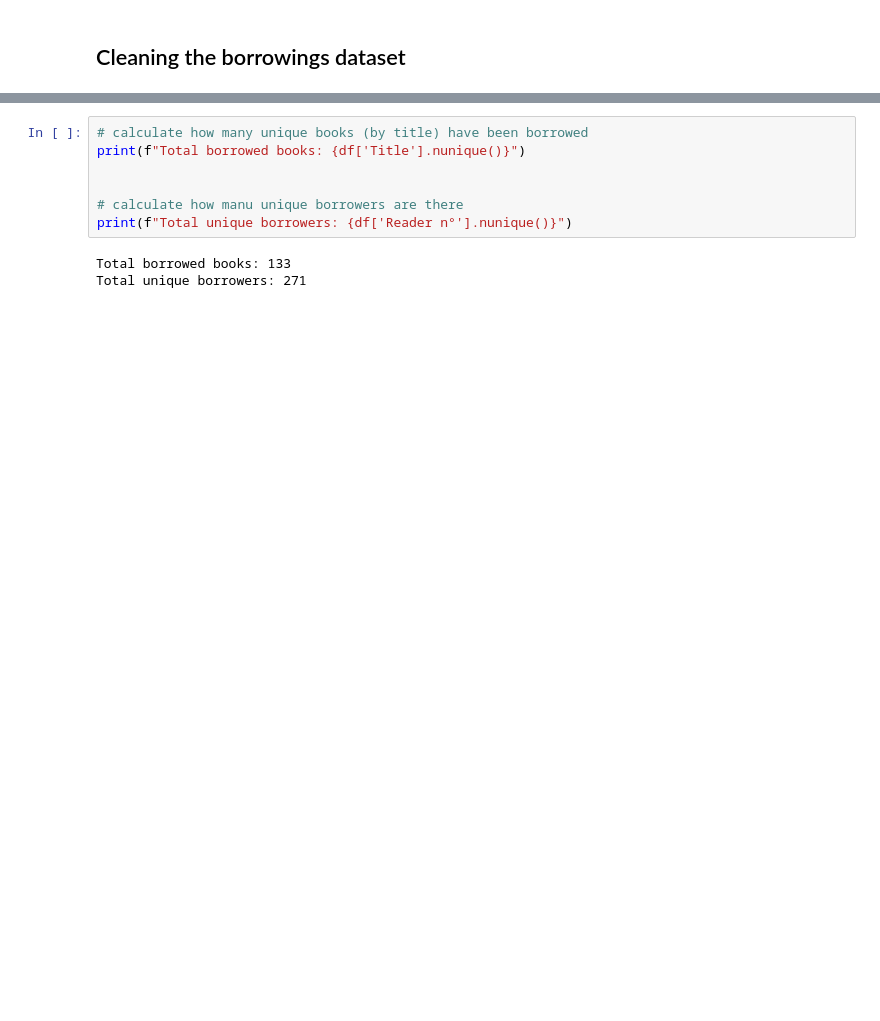
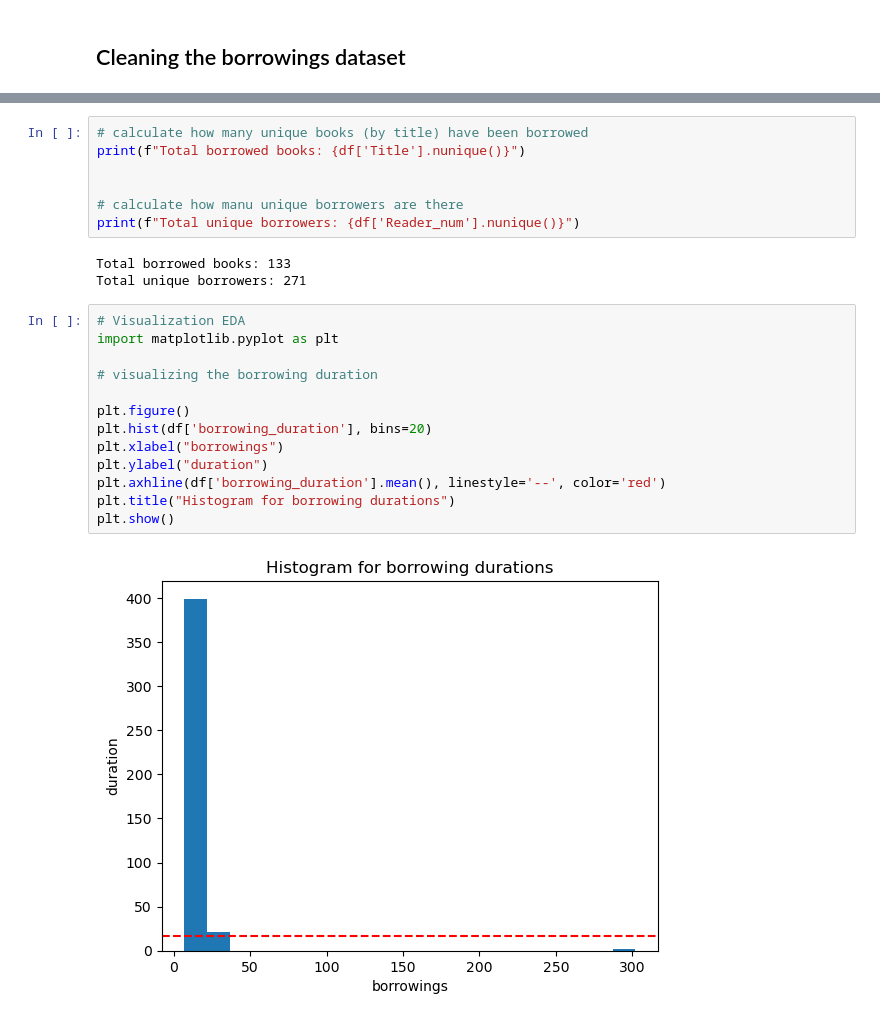
Before and after one commit to mustafaots/Library-Optimization-and-Book-Recommendation-Data-Mining-Project, a Jupyter notebook: notebooks/Data Preprocessor/library-borrowings.ipynb, the cells around one changed output, grey strips where cells are left out. Drawn from its saved outputs; the diff is of its cells as text; blank space fills up the shorter version.

```diff
--- a/notebooks/Data Preprocessor/library-borrowings.ipynb
+++ b/notebooks/Data Preprocessor/library-borrowings.ipynb
@@ -101,7 +101,22 @@ print(f"Total borrowed books: {df['Title'].nunique()}")
 
 
 # calculate how manu unique borrowers are there
-print(f"Total unique borrowers: {df['Reader n°'].nunique()}")
+print(f"Total unique borrowers: {df['Reader_num'].nunique()}")
 # %% [output]
 Total borrowed books: 133
 Total unique borrowers: 271
+# %%
+# Visualization EDA
+import matplotlib.pyplot as plt
+
+# visualizing the borrowing duration
+
+plt.figure()
+plt.hist(df['borrowing_duration'], bins=20)
+plt.xlabel("borrowings")
+plt.ylabel("duration")
+plt.axhline(df['borrowing_duration'].mean(), linestyle='--', color='red')
+plt.title("Histogram for borrowing durations")
+plt.show()
+# %% [output]
+[figure, added]
```
Also changed, not shown: parts of 7 cells of this notebook.
